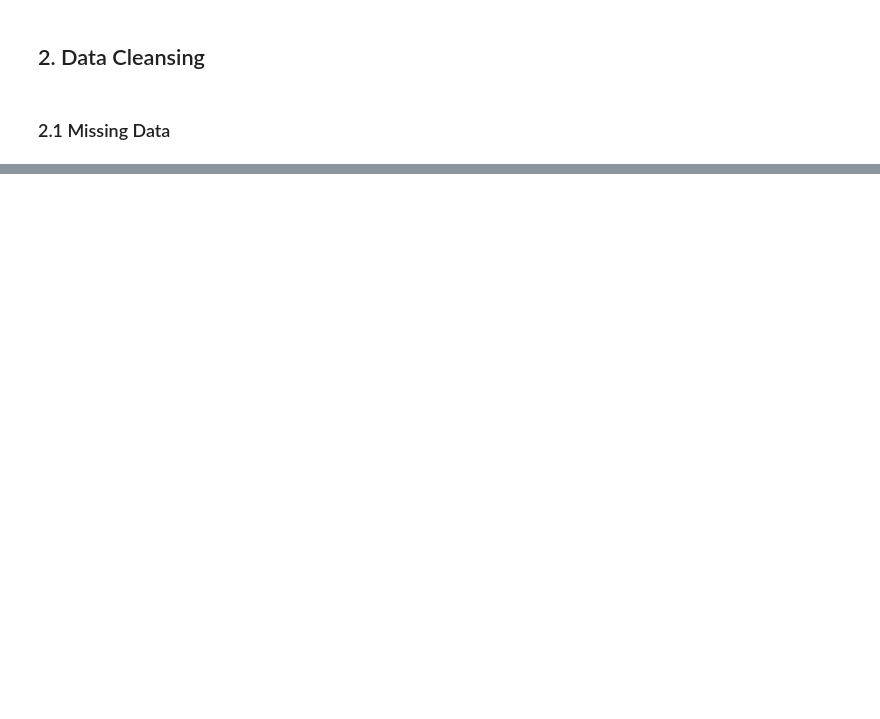
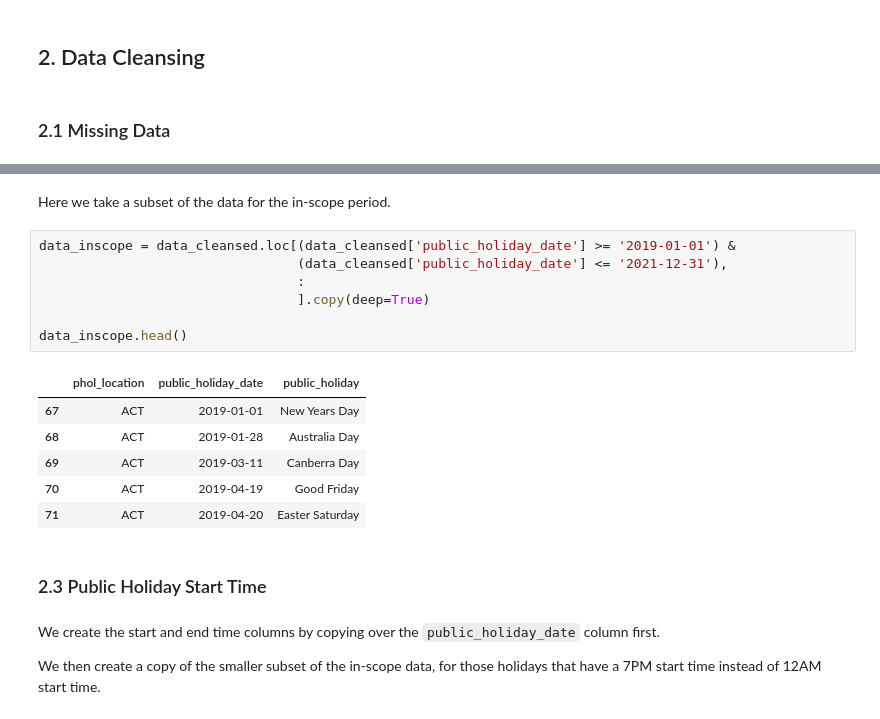
Before and after one commit to jerryawang/git_learning, a Jupyter notebook: PHOL Cleaning.ipynb, the cells around one changed output, grey strips where cells are left out. Cells and saved outputs as stored; diff of their text form; blank space fills up the shorter version.

```diff
--- a/PHOL Cleaning.ipynb
+++ b/PHOL Cleaning.ipynb
@@ -67,0 +280,22 @@ There is data missing at index 470 and 662, and the data is roughly ordered by s
+# %% [markdown]
+Here we take a subset of the data for the in-scope period.
+# %%
+data_inscope = data_cleansed.loc[(data_cleansed['public_holiday_date'] >= '2019-01-01') &
+                                 (data_cleansed['public_holiday_date'] <= '2021-12-31'),
+                                 :
+                                 ].copy(deep=True)
+
+data_inscope.head()
+# %% [output]
+|  | phol_location | public_holiday_date | public_holiday |
+| 67 | ACT | 2019-01-01 | New Years Day |
+| 68 | ACT | 2019-01-28 | Australia Day |
+| 69 | ACT | 2019-03-11 | Canberra Day |
+| 70 | ACT | 2019-04-19 | Good Friday |
+| 71 | ACT | 2019-04-20 | Easter Saturday |
+# %% [markdown]
+### 2.3 Public Holiday Start Time
+# %% [markdown]
+We create the start and end time columns by copying over the `public_holiday_date` column first.
+
+We then create a copy of the smaller subset of the in-scope data, for those holidays that have a 7PM start time instead of 12AM start time.
```
Also changed, not shown: parts of 42 cells of this notebook.
